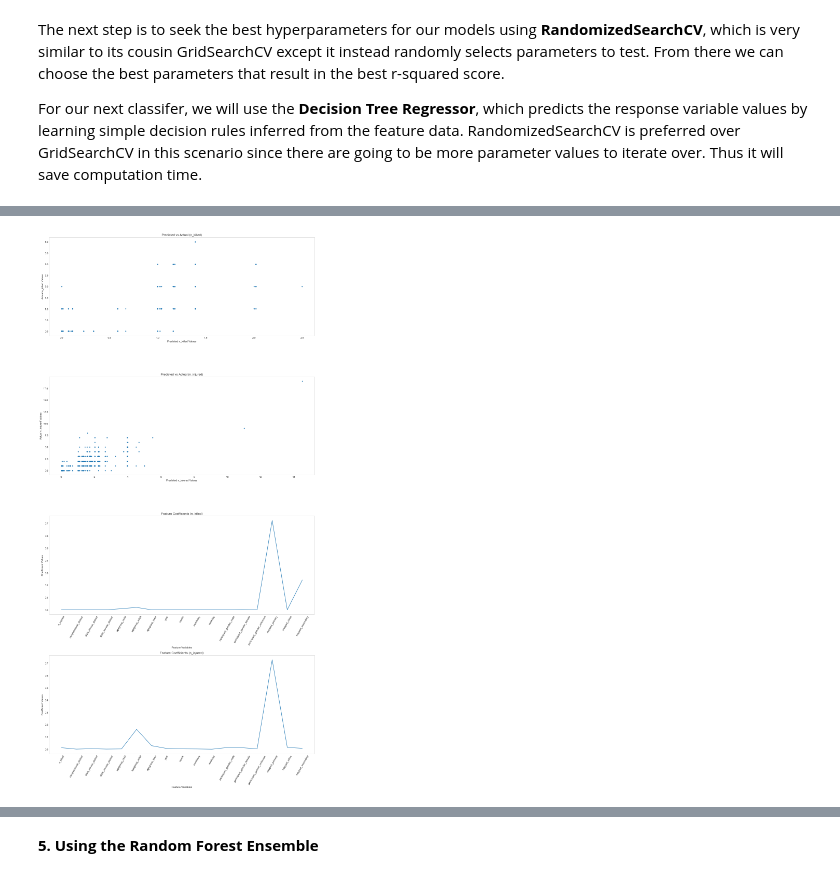
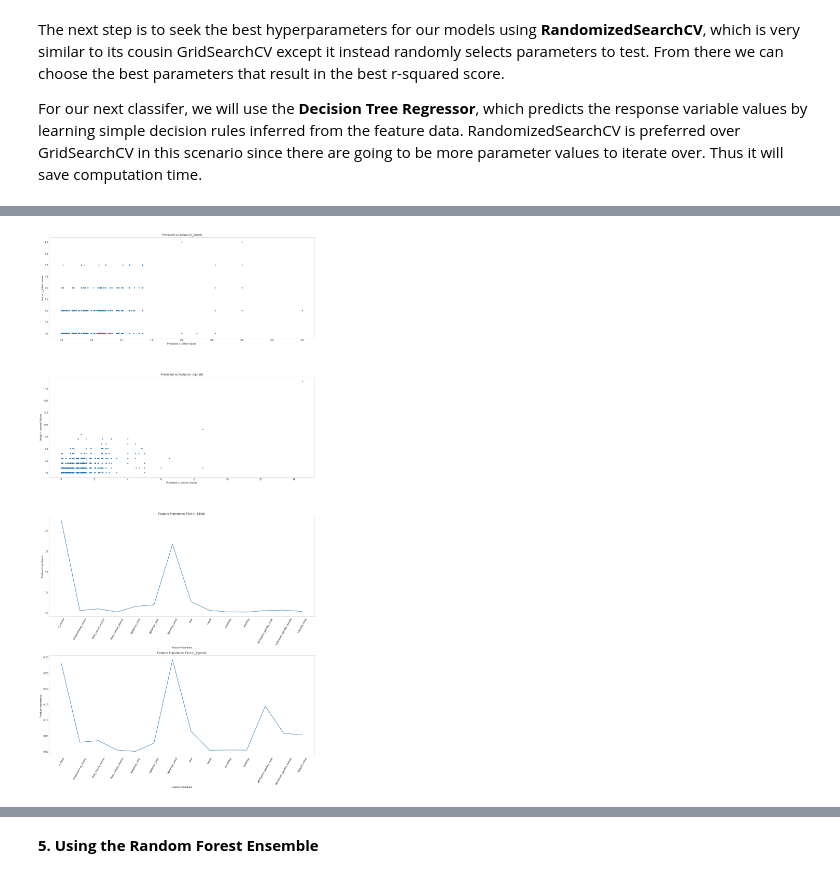
Before and after one commit to nysportsfan/Gun-Violence-in-the-US, a Jupyter notebook: 03_gun_violence_machine_learning.ipynb, the cells around one changed output, grey strips where cells are left out. Drawn from its saved outputs; the diff is of its cells as text; code cells hidden in the pictures.

```diff
--- a/03_gun_violence_machine_learning.ipynb
+++ b/03_gun_violence_machine_learning.ipynb
@@ -125,25 +86,11 @@ df['mapped_secondary'] = df.secondary_characteristic.cat.codes
 - Through these steps, we've ensured that the feature variables will be numerical while retaining its original information.
 # %%
 # Select feature variables and store them as a numpy array
-X = df[['n_injured',
-        'congressional_district',
-        'state_house_district','state_senate_district',
-        'agegroup_child','agegroup_adult','agegroup_teen',
-        'year','month','monthday','weekday',
-        'participant_gender_male','participant_gender_female','participant_gender_unknown',
-        'mapped_primary','mapped_cities','mapped_secondary'
-       ]]
+X = df.drop('n_killed',axis = 1)
 X_col = X.columns
 X = X.values
 
-X2 = df[['n_killed',
-        'congressional_district',
-        'state_house_district','state_senate_district',
-        'agegroup_child','agegroup_adult','agegroup_teen',
-        'year','month','monthday','weekday',
-        'participant_gender_male','participant_gender_female','participant_gender_unknown',
-        'mapped_primary','mapped_cities','mapped_secondary'
-       ]]
+X2 = df.drop('n_injured', axis = 1)
 X2_col = X2.columns
 X2 = X2.values
 
@@ -671,36 +618,36 @@ Average 10-Fold CV Score (n_injured): 0.7023
 fig = plt.figure(figsize = (15,30))
 _ = plt.subplot(4,1,1)
 _ = plt.scatter(y_pred,y_test, marker = '.')
 _ = plt.xlabel('Predicted n_killed Values')
 _ = plt.ylabel('Actual n_killed Values')
 _ = plt.title('Predicted vs Actual (n_killed)')
 
 # Do the same for n_injured
 _ = plt.subplot(4,1,2)
 _ = plt.scatter(y_pred2,y_test2, marker = '.')
 _ = plt.xlabel('Predicted n_injured Values')
 _ = plt.ylabel('Actual n_injured Values')
 _ = plt.title('Predicted vs Actual (n_injured)')
 
 # Plot the coefficients
 tree_coef = best_tree.named_steps['tree'].feature_importances_
 _ = plt.subplot(4,1,3)
 _ = plt.plot(range(len(X_col)),tree_coef)
 _ = plt.xticks(range(len(X_col)),X_col,rotation=60)
 _ = plt.xlabel('Feature Variables')
-_ = plt.ylabel('Coefficient Values')
-_ = plt.title('Feature Coefficients (n_killed)')
+_ = plt.ylabel('Feature Importance')
+_ = plt.title('Feature Importance Plot (n_killed)')
 
 # Do the same for n_injured
 tree_coef2 = best_tree2.named_steps['tree'].feature_importances_
 _ = plt.subplot(4,1,4)
 _ = plt.plot(range(len(X2_col)),tree_coef2)
 _ = plt.xticks(range(len(X2_col)),X2_col,rotation=60)
 _ = plt.xlabel('Feature Variables')
-_ = plt.ylabel('Coefficient Values')
-_ = plt.title('Feature Coefficients (n_injured)')
+_ = plt.ylabel('Feature Importance')
+_ = plt.title('Feature Importance Plot (n_injured)')
 
 _ = plt.tight_layout()
 # %% [output]
-[figure, old version]
+[figure, new version]
 # %% [markdown]
```
Also changed, not shown: parts of 46 cells of this notebook.
